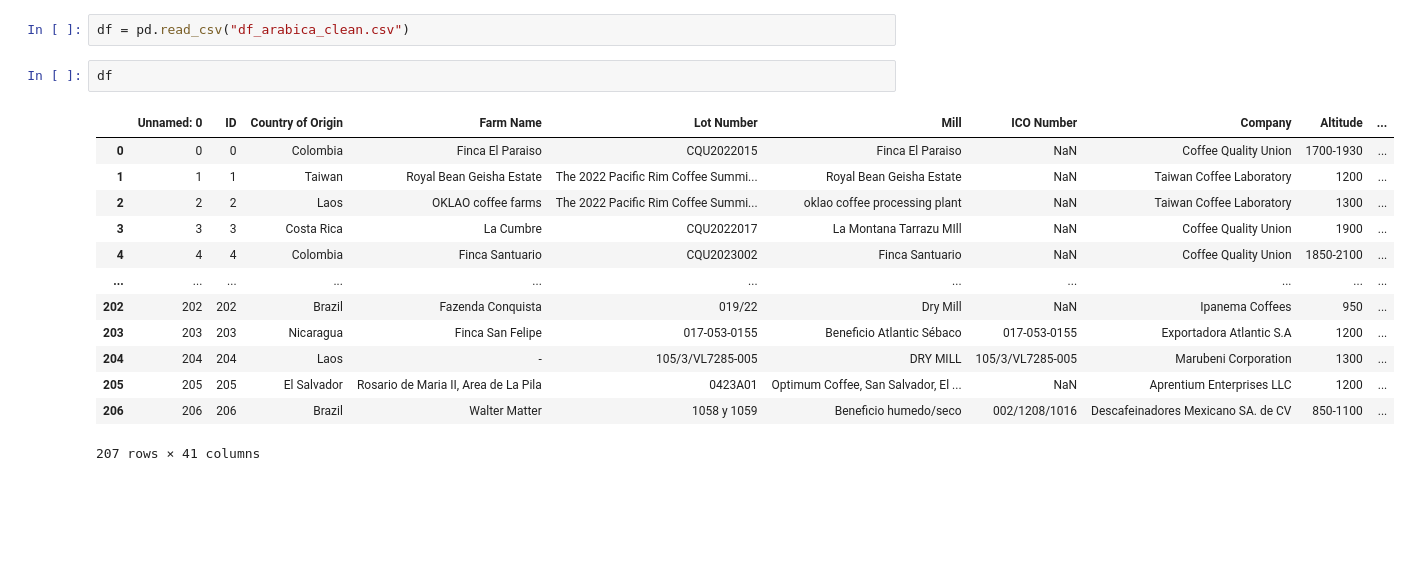
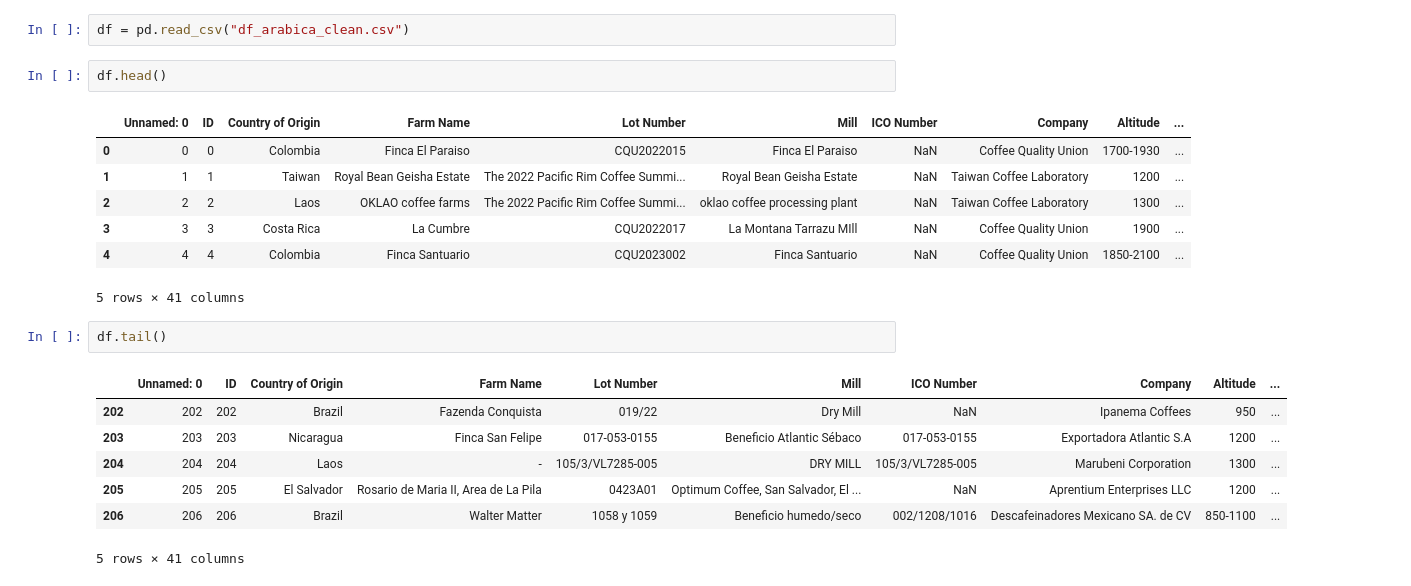
Before and after one commit to NamPham1010/CQI-repo, a Jupyter notebook: Projec_CQIt.ipynb, the cells around one changed output. Saved outputs shown, nothing was run; the diff lists cells and outputs as text; blank space fills up the shorter version.

```diff
--- a/Projec_CQIt.ipynb
+++ b/Projec_CQIt.ipynb
@@ -14,18 +14,22 @@ Saving df_arabica_clean.csv to df_arabica_clean.csv
 # %%
 df = pd.read_csv("df_arabica_clean.csv")
 # %%
-df
+df.head()
 # %% [output]
 |  | Unnamed: 0 | ID | Country of Origin | Farm Name | Lot Number | Mill | ICO Number | Company | Altitude | ... |
 | 0 | 0 | 0 | Colombia | Finca El Paraiso | CQU2022015 | Finca El Paraiso | NaN | Coffee Quality Union | 1700-1930 | ... |
 | 1 | 1 | 1 | Taiwan | Royal Bean Geisha Estate | The 2022 Pacific Rim Coffee Summi... | Royal Bean Geisha Estate | NaN | Taiwan Coffee Laboratory | 1200 | ... |
 | 2 | 2 | 2 | Laos | OKLAO coffee farms | The 2022 Pacific Rim Coffee Summi... | oklao coffee processing plant | NaN | Taiwan Coffee Laboratory | 1300 | ... |
 | 3 | 3 | 3 | Costa Rica | La Cumbre | CQU2022017 | La Montana Tarrazu MIll | NaN | Coffee Quality Union | 1900 | ... |
 | 4 | 4 | 4 | Colombia | Finca Santuario | CQU2023002 | Finca Santuario | NaN | Coffee Quality Union | 1850-2100 | ... |
-| ... | ... | ... | ... | ... | ... | ... | ... | ... | ... | ... |
-| 202 | 202 | 202 | Brazil | Fazenda Conquista | 019/22 | Dry Mill | NaN | Ipanema Coffees | 950 | ... |
-| 203 | 203 | 203 | Nicaragua | Finca San Felipe | 017-053-0155 | Beneficio Atlantic Sébaco | 017-053-0155 | Exportadora Atlantic S.A | 1200 | ... |
-| 204 | 204 | 204 | Laos | - | 105/3/VL7285-005 | DRY MILL | 105/3/VL7285-005 | Marubeni Corporation | 1300 | ... |
-| 205 | 205 | 205 | El Salvador | Rosario de Maria II, Area de La Pila | 0423A01 | Optimum Coffee, San Salvador, El ... | NaN | Aprentium Enterprises LLC | 1200 | ... |
-| 206 | 206 | 206 | Brazil | Walter Matter | 1058 y 1059 | Beneficio humedo/seco | 002/1208/1016 | Descafeinadores Mexicano SA. de CV | 850-1100 | ... |
-207 rows × 41 columns
+5 rows × 41 columns
+# %%
+df.tail()
+# %% [output]
+|  | Unnamed: 0 | ID | Country of Origin | Farm Name | Lot Number | Mill | ICO Number | Company | Altitude | ... |
+| 202 | 202 | 202 | Brazil | Fazenda Conquista | 019/22 | Dry Mill | NaN | Ipanema Coffees | 950 | ... |
+| 203 | 203 | 203 | Nicaragua | Finca San Felipe | 017-053-0155 | Beneficio Atlantic Sébaco | 017-053-0155 | Exportadora Atlantic S.A | 1200 | ... |
+| 204 | 204 | 204 | Laos | - | 105/3/VL7285-005 | DRY MILL | 105/3/VL7285-005 | Marubeni Corporation | 1300 | ... |
+| 205 | 205 | 205 | El Salvador | Rosario de Maria II, Area de La Pila | 0423A01 | Optimum Coffee, San Salvador, El ... | NaN | Aprentium Enterprises LLC | 1200 | ... |
+| 206 | 206 | 206 | Brazil | Walter Matter | 1058 y 1059 | Beneficio humedo/seco | 002/1208/1016 | Descafeinadores Mexicano SA. de CV | 850-1100 | ... |
+5 rows × 41 columns
```
Also changed, not shown: parts of 6 cells of this notebook.
